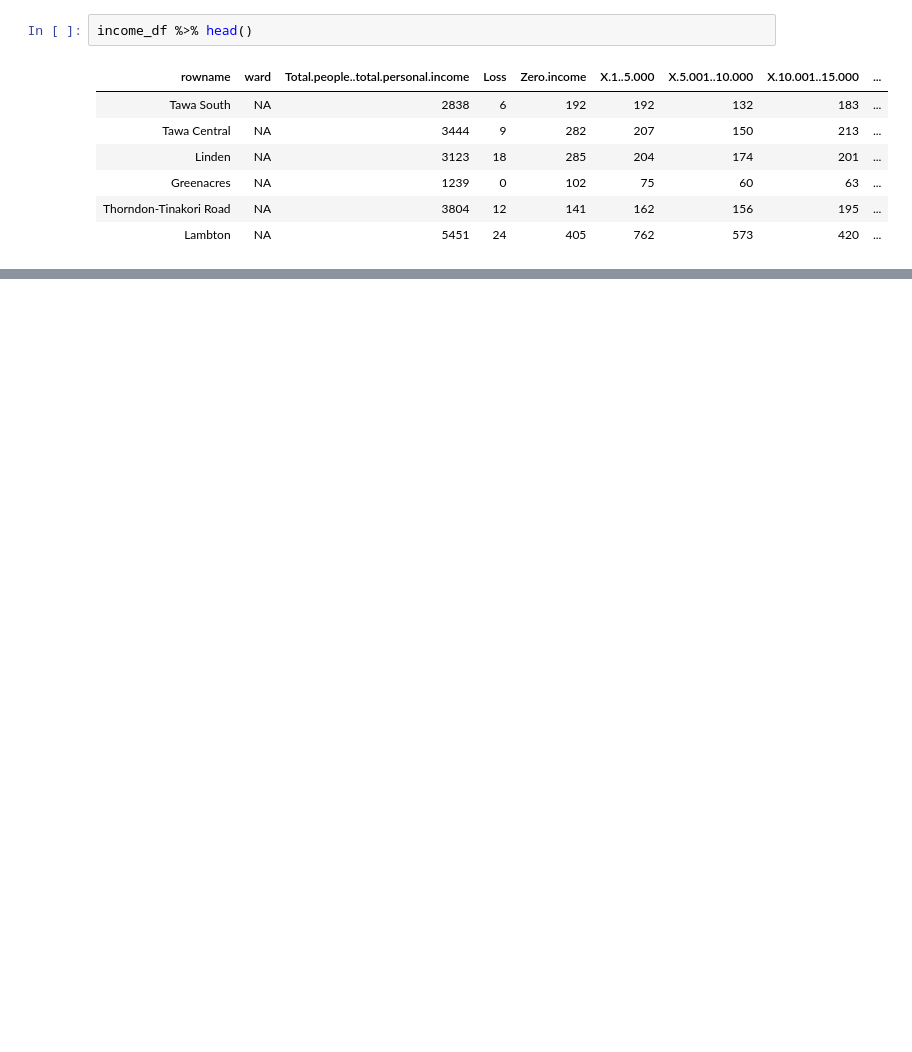
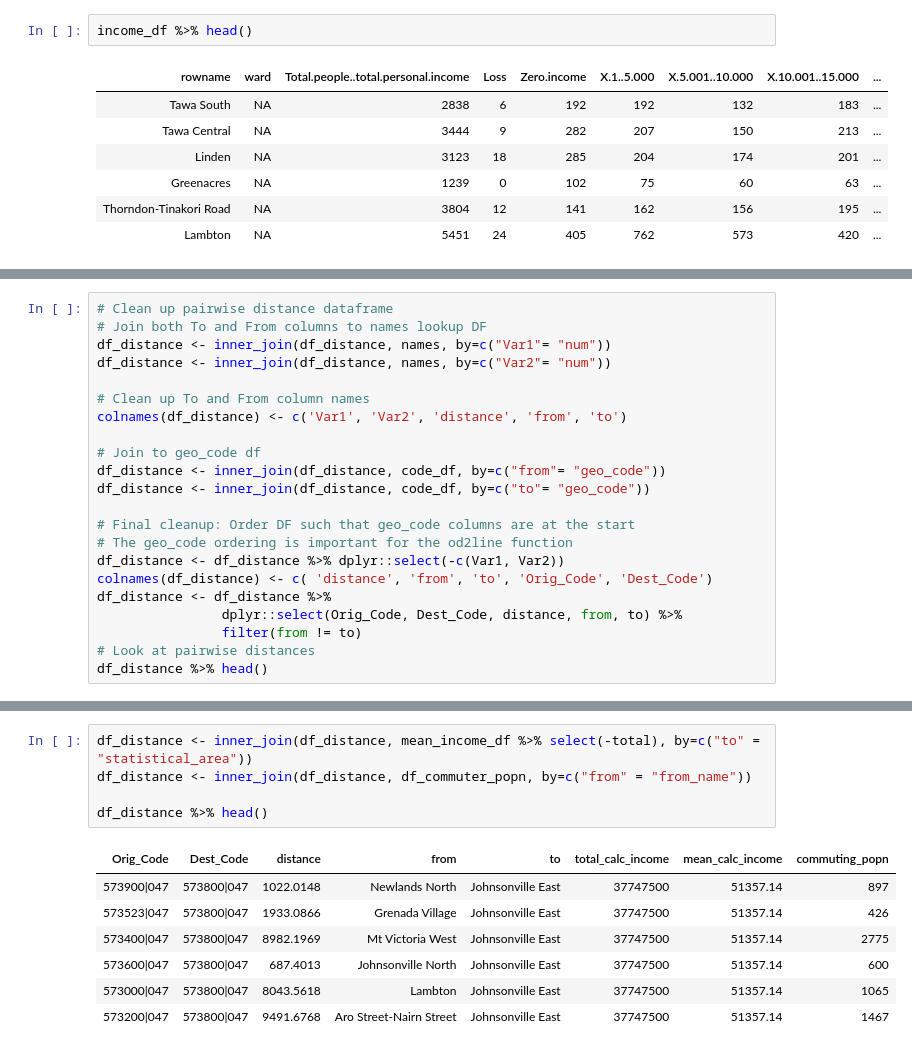
Before and after one commit to shriv/wellington-commutes, a Jupyter notebook: Commuting Flow Analysis.ipynb, the cells around one changed output, grey strips where cells are left out. Cells and saved outputs as stored; diff of their text form; blank space fills up the shorter version.

```diff
--- a/Commuting Flow Analysis.ipynb
+++ b/Commuting Flow Analysis.ipynb
@@ -266,0 +213,22 @@ df_distance %>% head()
+# %%
+# Clean up pairwise distance dataframe
+# Join both To and From columns to names lookup DF
+df_distance <- inner_join(df_distance, names, by=c("Var1"= "num"))
+df_distance <- inner_join(df_distance, names, by=c("Var2"= "num"))
+
+# Clean up To and From column names
+colnames(df_distance) <- c('Var1', 'Var2', 'distance', 'from', 'to')
+
+# Join to geo_code df
+df_distance <- inner_join(df_distance, code_df, by=c("from"= "geo_code"))
+df_distance <- inner_join(df_distance, code_df, by=c("to"= "geo_code"))
+
+# Final cleanup: Order DF such that geo_code columns are at the start
+# The geo_code ordering is important for the od2line function
+df_distance <- df_distance %>% dplyr::select(-c(Var1, Var2))
+colnames(df_distance) <- c( 'distance', 'from', 'to', 'Orig_Code', 'Dest_Code')
+df_distance <- df_distance %>%
+                dplyr::select(Orig_Code, Dest_Code, distance, from, to) %>%
+                filter(from != to)
+# Look at pairwise distances
+df_distance %>% head()
@@ -266,0 +259,13 @@ df_distance %>% head()
+# %%
+df_distance <- inner_join(df_distance, mean_income_df %>% select(-total), by=c("to" = "statistical_area"))
+df_distance <- inner_join(df_distance, df_commuter_popn, by=c("from" = "from_name"))
+
+df_distance %>% head()
+# %% [output]
+| Orig_Code | Dest_Code | distance | from | to | total_calc_income | mean_calc_income | commuting_popn |
+| 573900|047 | 573800|047 | 1022.0148 | Newlands North | Johnsonville East | 37747500 | 51357.14 | 897 |
+| 573523|047 | 573800|047 | 1933.0866 | Grenada Village | Johnsonville East | 37747500 | 51357.14 | 426 |
+| 573400|047 | 573800|047 | 8982.1969 | Mt Victoria West | Johnsonville East | 37747500 | 51357.14 | 2775 |
+| 573600|047 | 573800|047 | 687.4013 | Johnsonville North | Johnsonville East | 37747500 | 51357.14 | 600 |
+| 573000|047 | 573800|047 | 8043.5618 | Lambton | Johnsonville East | 37747500 | 51357.14 | 1065 |
+| 573200|047 | 573800|047 | 9491.6768 | Aro Street-Nairn Street | Johnsonville East | 37747500 | 51357.14 | 1467 |
```
Also changed, not shown: parts of 33 cells of this notebook.
